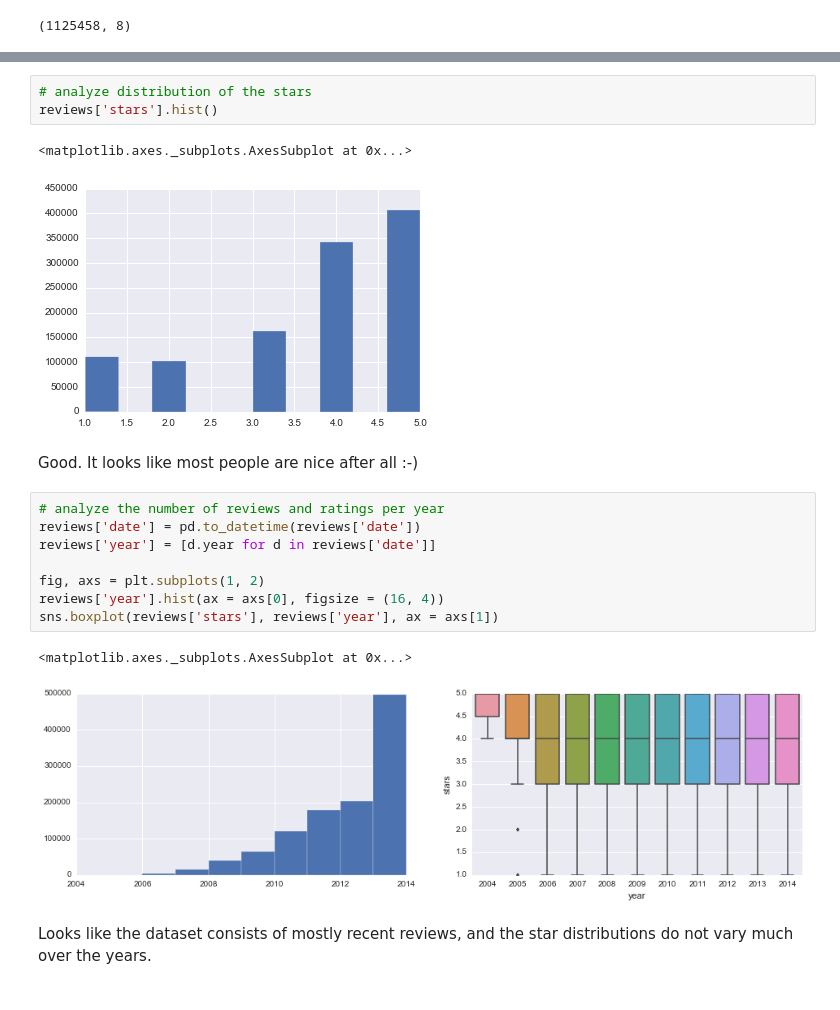
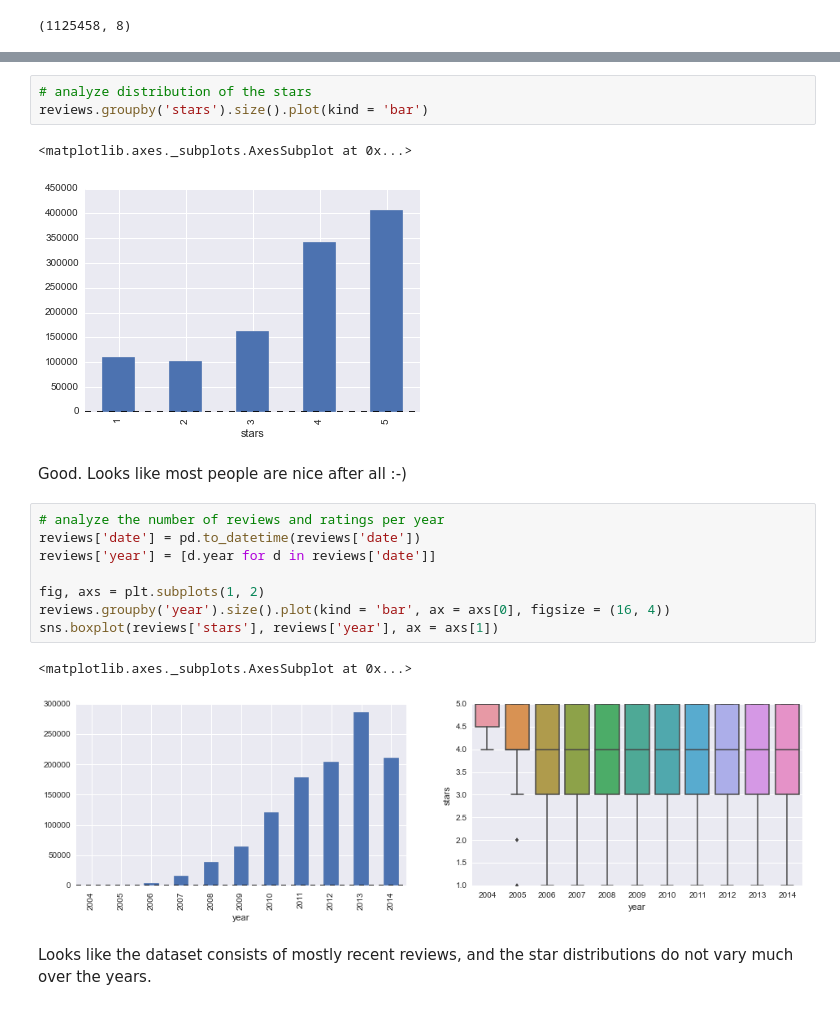
Before and after one commit to Runze/yelp_data_challenge, a Jupyter notebook: 1. explore_data.ipynb, the cells around one changed output, grey strips where cells are left out. Drawn from its saved outputs; the diff is of its cells as text.

```diff
--- a/1. explore_data.ipynb
+++ b/1. explore_data.ipynb
@@ -41,22 +41,22 @@ reviews.head()
 | 4 | vcNAWiLM4dR7D2nwwJ7nCA | 2012-05-15 | ebcN2aqmNUuYNoyvQErgnA | 4 | Got a letter in the mail last wee... | review | zvJCcrpm2yOZrxKffwGQLA | {u'funny': 0, u'useful': 2, u'coo... |
 # %%
 # analyze distribution of the stars
-reviews['stars'].hist()
+reviews.groupby('stars').size().plot(kind = 'bar')
 # %% [output]
 <matplotlib.axes._subplots.AxesSubplot at 0x...>
-[figure, old version]
+[figure, new version]
 # %% [markdown]
-Good. It looks like most people are nice after all :-)
+Good. Looks like most people are nice after all :-)
 # %%
 # analyze the number of reviews and ratings per year
 reviews['date'] = pd.to_datetime(reviews['date'])
 reviews['year'] = [d.year for d in reviews['date']]
 
 fig, axs = plt.subplots(1, 2)
-reviews['year'].hist(ax = axs[0], figsize = (16, 4))
+reviews.groupby('year').size().plot(kind = 'bar', ax = axs[0], figsize = (16, 4))
 sns.boxplot(reviews['stars'], reviews['year'], ax = axs[1])
 # %% [output]
 <matplotlib.axes._subplots.AxesSubplot at 0x...>
-[figure, old version]
+[figure, new version]
 # %% [markdown]
 Looks like the dataset consists of mostly recent reviews, and the star distributions do not vary much over the years.
```
Also changed, not shown: parts of 31 cells of this notebook, 3 other files.
